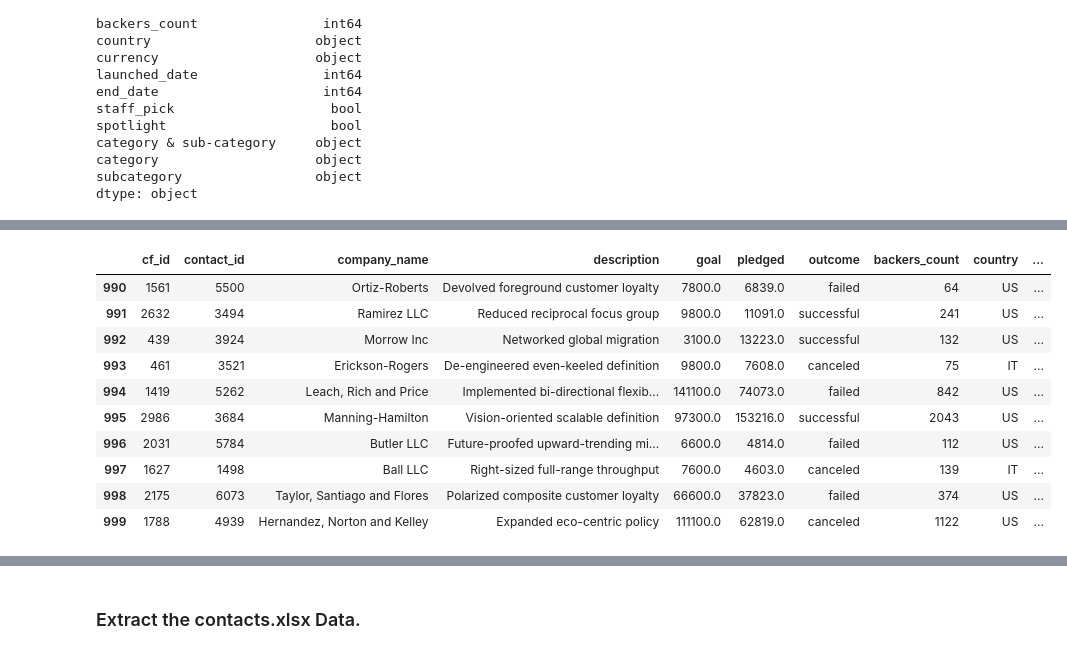
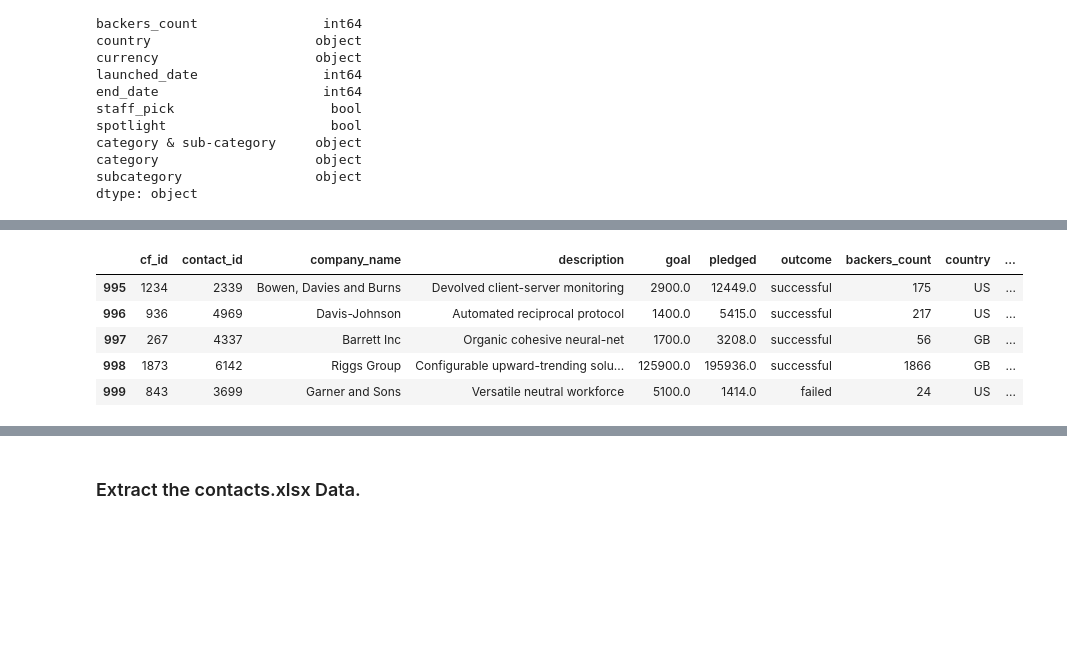
Before and after one commit to cmbutler83/Crowdfunding_ETL, a Jupyter notebook: ETL_Mini_Project_Crystal_Butler.ipynb, the cells around one changed output, grey strips where cells are left out. Drawn from its saved outputs; the diff is of its cells as text; code cells hidden in the pictures; blank space fills up the shorter version.

Commit message:
adding campaign.csv and ETL EOD 1.24.23

```diff
--- a/ETL_Mini_Project_Crystal_Butler.ipynb
+++ b/ETL_Mini_Project_Crystal_Butler.ipynb
@@ -143,10 +140,9 @@ print(scat_ids)
 ['subcat1', 'subcat2', 'subcat3', 'subcat4', 'subcat5', 'subcat6', 'subcat7', 'subcat8', 'subcat9', 'subcat10', 'subcat11', 'subcat12', 'subcat13', 'subcat14', 'subcat15', 'subcat16', 'subcat17', 'sub ...
 # %%
 # Create a category DataFrame with the category_id array as the category_id and categories list as the category name.
-categories = list(categories)
-cat_ids = list(cat_ids)
+categories = [category for category in categories]
 category_df = pd.DataFrame({'category_id': cat_ids,'category': categories})
-
-
 category_df
 # Create a category DataFrame with the subcategory_id array as the subcategory_id and subcategories list as the subcategory name.
+subcategories = [subcategory for subcategory in subcategories]
+subcategory_df = pd.DataFrame({'subcategory_id': scat_ids,'subcategory': subcategories})
@@ -225,6 +219,9 @@ campaign_df.head()
 | 4 | 1365 | 2199 | Larson-Little | Proactive foreground core | 7600 | 5265 | failed | 53 | US | ... |
 # %%
 # Rename the blurb, launched_at, and deadline columns.
+
+campaign_df.rename(columns={'blurb': 'description', 'launched_at': 'launched_date','deadline': 'end_date'}, inplace=True)
+campaign_df
 # %% [output]
 |  | cf_id | contact_id | company_name | description | goal | pledged | outcome | backers_count | country | ... |
 | 0 | 147 | 4661 | Baldwin, Riley and Jackson | Pre-emptive tertiary standardization | 100 | 0 | failed | 0 | CA | ... |
@@ -235,5 +239,8 @@ campaign_df.head()
 # %%
 # Convert the goal and pledged columns to a `float` data type.
+campaign_df["goal"] = campaign_df["goal"].astype('float')
+campaign_df["pledged"] = campaign_df["pledged"].astype('float')
+campaign_df
 # %% [output]
 |  | cf_id | contact_id | company_name | description | goal | pledged | outcome | backers_count | country | ... |
 | 0 | 147 | 4661 | Baldwin, Riley and Jackson | Pre-emptive tertiary standardization | 100.0 | 0.0 | failed | 0 | CA | ... |
@@ -265,6 +280,10 @@ dtype: object
 # %%
 # Format the launched_date and end_date columns to datetime format
 from datetime import datetime as dt
+
+campaign_df["launched_date"] = pd.to_datetime(campaign_df["launched_date"], unit='s').dt.strftime('%Y-%m-%d')
+campaign_df["end_date"] = pd.to_datetime(campaign_df["end_date"], unit='s').dt.strftime('%Y-%m-%d')
+campaign_df
 # %% [output]
 |  | cf_id | contact_id | company_name | description | goal | pledged | outcome | backers_count | country | ... |
 | 0 | 147 | 4661 | Baldwin, Riley and Jackson | Pre-emptive tertiary standardization | 100.0 | 0.0 | failed | 0 | CA | ... |
@@ -275,18 +301,16 @@ from datetime import datetime as dt
 # %%
 # Merge the campaign_df with the category_df on the "category" column and
-# the subcategory_df on the "subcategory" column.
+campaign_merged_df = campaign_df.merge(category_df, on='category', how='right')
 
 
-campaign_merged_df.tail(10)
+# the subcategory_df on the "subcategory" column.
+campaign_merged_df = campaign_merged_df.merge(subcategory_df, on='subcategory', how='right')
+
+campaign_merged_df.tail(5)
 # %% [output]
 |  | cf_id | contact_id | company_name | description | goal | pledged | outcome | backers_count | country | ... |
-| 990 | 1561 | 5500 | Ortiz-Roberts | Devolved foreground customer loyalty | 7800.0 | 6839.0 | failed | 64 | US | ... |
-| 991 | 2632 | 3494 | Ramirez LLC | Reduced reciprocal focus group | 9800.0 | 11091.0 | successful | 241 | US | ... |
-| 992 | 439 | 3924 | Morrow Inc | Networked global migration | 3100.0 | 13223.0 | successful | 132 | US | ... |
-| 993 | 461 | 3521 | Erickson-Rogers | De-engineered even-keeled definition | 9800.0 | 7608.0 | canceled | 75 | IT | ... |
-| 994 | 1419 | 5262 | Leach, Rich and Price | Implemented bi-directional flexib... | 141100.0 | 74073.0 | failed | 842 | US | ... |
-| 995 | 2986 | 3684 | Manning-Hamilton | Vision-oriented scalable definition | 97300.0 | 153216.0 | successful | 2043 | US | ... |
-| 996 | 2031 | 5784 | Butler LLC | Future-proofed upward-trending mi... | 6600.0 | 4814.0 | failed | 112 | US | ... |
-| 997 | 1627 | 1498 | Ball LLC | Right-sized full-range throughput | 7600.0 | 4603.0 | canceled | 139 | IT | ... |
-| 998 | 2175 | 6073 | Taylor, Santiago and Flores | Polarized composite customer loyalty | 66600.0 | 37823.0 | failed | 374 | US | ... |
-| 999 | 1788 | 4939 | Hernandez, Norton and Kelley | Expanded eco-centric policy | 111100.0 | 62819.0 | canceled | 1122 | US | ... |
+| 995 | 1234 | 2339 | Bowen, Davies and Burns | Devolved client-server monitoring | 2900.0 | 12449.0 | successful | 175 | US | ... |
+| 996 | 936 | 4969 | Davis-Johnson | Automated reciprocal protocol | 1400.0 | 5415.0 | successful | 217 | US | ... |
+| 997 | 267 | 4337 | Barrett Inc | Organic cohesive neural-net | 1700.0 | 3208.0 | successful | 56 | GB | ... |
+| 998 | 1873 | 6142 | Riggs Group | Configurable upward-trending solu... | 125900.0 | 195936.0 | successful | 1866 | GB | ... |
+| 999 | 843 | 3699 | Garner and Sons | Versatile neutral workforce | 5100.0 | 1414.0 | failed | 24 | US | ... |
```
Also changed, not shown: parts of 15 cells of this notebook, 1 other file.
